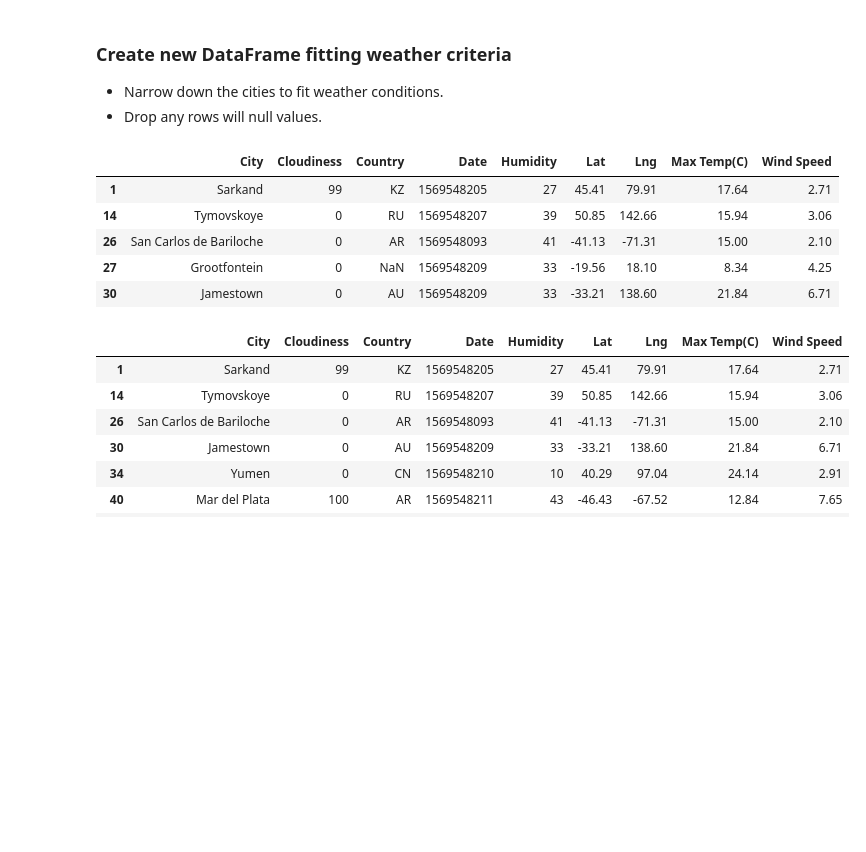
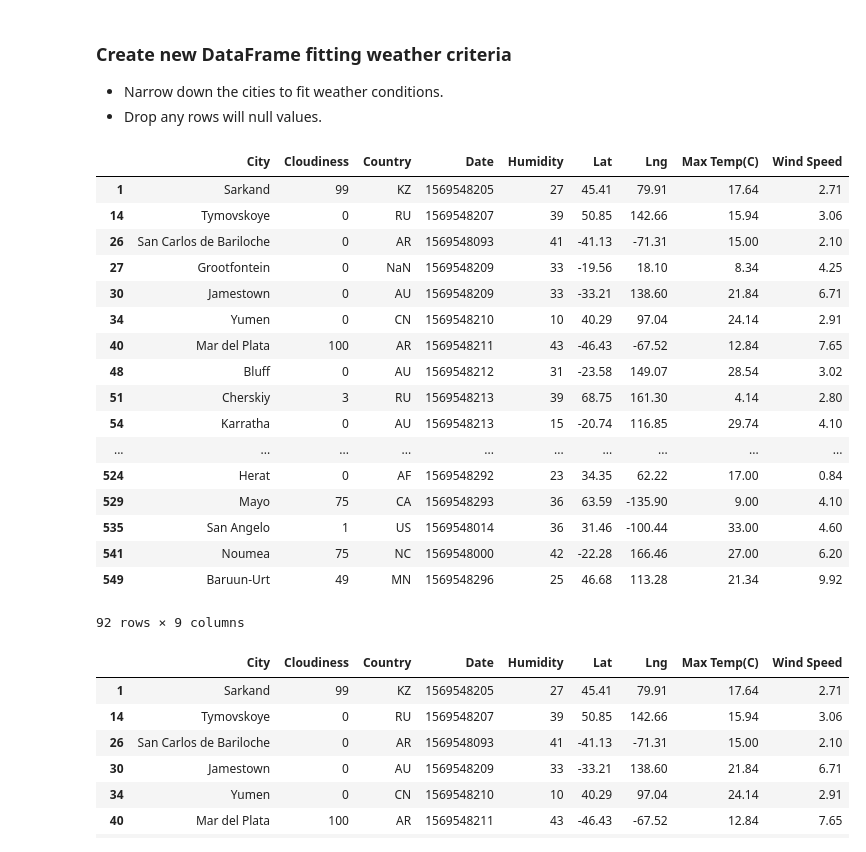
Before and after one commit to deborah129/python-api-challenge, a Jupyter notebook: VacationPy.ipynb, the cells around one changed output. Saved outputs shown, nothing was run; the diff lists cells and outputs as text; code cells hidden in the pictures; blank space fills up the shorter version.

```diff
--- a/VacationPy.ipynb
+++ b/VacationPy.ipynb
@@ -64,14 +64,26 @@ fig
 * Drop any rows will null values.
 # %%
 chosen_pd = csv_file_df[csv_file_df["Humidity"]<=50]
-chosen_pd.head()
+chosen_pd
 # %% [output]
 |  | City | Cloudiness | Country | Date | Humidity | Lat | Lng | Max Temp(C) | Wind Speed |
 | 1 | Sarkand | 99 | KZ | 1569548205 | 27 | 45.41 | 79.91 | 17.64 | 2.71 |
 | 14 | Tymovskoye | 0 | RU | 1569548207 | 39 | 50.85 | 142.66 | 15.94 | 3.06 |
 | 26 | San Carlos de Bariloche | 0 | AR | 1569548093 | 41 | -41.13 | -71.31 | 15.00 | 2.10 |
 | 27 | Grootfontein | 0 | NaN | 1569548209 | 33 | -19.56 | 18.10 | 8.34 | 4.25 |
 | 30 | Jamestown | 0 | AU | 1569548209 | 33 | -33.21 | 138.60 | 21.84 | 6.71 |
+| 34 | Yumen | 0 | CN | 1569548210 | 10 | 40.29 | 97.04 | 24.14 | 2.91 |
+| 40 | Mar del Plata | 100 | AR | 1569548211 | 43 | -46.43 | -67.52 | 12.84 | 7.65 |
+| 48 | Bluff | 0 | AU | 1569548212 | 31 | -23.58 | 149.07 | 28.54 | 3.02 |
+| 51 | Cherskiy | 3 | RU | 1569548213 | 39 | 68.75 | 161.30 | 4.14 | 2.80 |
+| 54 | Karratha | 0 | AU | 1569548213 | 15 | -20.74 | 116.85 | 29.74 | 4.10 |
+| ... | ... | ... | ... | ... | ... | ... | ... | ... | ... |
+| 524 | Herat | 0 | AF | 1569548292 | 23 | 34.35 | 62.22 | 17.00 | 0.84 |
+| 529 | Mayo | 75 | CA | 1569548293 | 36 | 63.59 | -135.90 | 9.00 | 4.10 |
+| 535 | San Angelo | 1 | US | 1569548014 | 36 | 31.46 | -100.44 | 33.00 | 4.60 |
+| 541 | Noumea | 75 | NC | 1569548000 | 42 | -22.28 | 166.46 | 27.00 | 6.20 |
+| 549 | Baruun-Urt | 49 | MN | 1569548296 | 25 | 46.68 | 113.28 | 21.34 | 9.92 |
+92 rows × 9 columns
 # %%
 chosen_pd.dropna()
 # %% [output]
```
Also changed, not shown: parts of 7 cells of this notebook.
